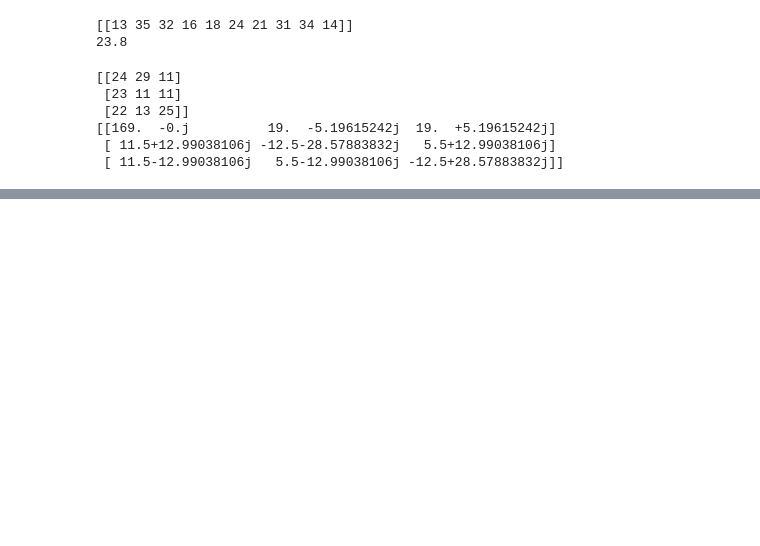
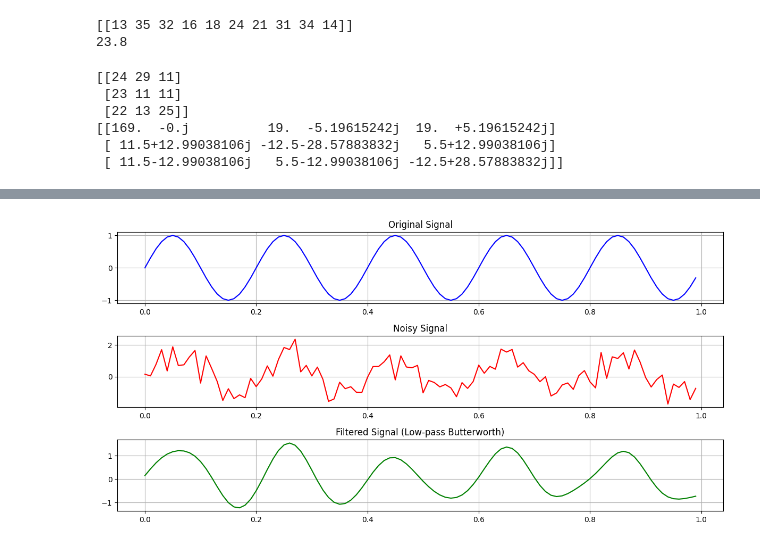
Before and after one commit to Agam8118/Python_basics, a Jupyter notebook: Worksheet5.ipynb, the cells around one changed output, grey strips where cells are left out. Cells and saved outputs as stored; diff of their text form; code cells hidden in the pictures; blank space fills up the shorter version.

```diff
--- a/Worksheet5.ipynb
+++ b/Worksheet5.ipynb
@@ -26,0 +74,54 @@ print(fft2(A))
+# %%
+import numpy as np
+import matplotlib.pyplot as plt
+from scipy.signal import butter, filtfilt
+
+# Generate a time series dataset (noisy sine wave)
+fs = 100  # Sampling frequency
+t = np.linspace(0, 1, fs, endpoint=False)  # 1 second of time
+freq = 5  # Frequency of the sine wave
+original_signal = np.sin(2 * np.pi * freq * t)  # Sine wave
+
+# Add random noise to the sine wave
+noise = np.random.normal(0, 0.5, t.shape)
+noisy_signal = original_signal + noise
+
+# Design a Butterworth low-pass filter
+def butter_lowpass(cutoff, fs, order=5):
+    nyquist = 0.5 * fs
+    normal_cutoff = cutoff / nyquist
+    b, a = butter(order, normal_cutoff, btype='low', analog=False)
+    return b, a
+
+# Apply the filter
+def lowpass_filter(data, cutoff, fs, order=5):
+    b, a = butter_lowpass(cutoff, fs, order=order)
+    y = filtfilt(b, a, data)
+    return y
+
+# Set filter parameters
+cutoff_freq = 10  # Cut-off frequency in Hz
+filtered_signal = lowpass_filter(noisy_signal, cutoff_freq, fs)
+
+# Plotting the results
+plt.figure(figsize=(12, 6))
+
+plt.subplot(3, 1, 1)
+plt.plot(t, original_signal, label='Original Signal', color='blue')
+plt.title('Original Signal')
+plt.grid()
+
+plt.subplot(3, 1, 2)
+plt.plot(t, noisy_signal, label='Noisy Signal', color='red')
+plt.title('Noisy Signal')
+plt.grid()
+
+plt.subplot(3, 1, 3)
+plt.plot(t, filtered_signal, label='Filtered Signal', color='green')
+plt.title('Filtered Signal (Low-pass Butterworth)')
+plt.grid()
+
+plt.tight_layout()
+plt.show()
+# %% [output]
+[figure, added]
```
Also changed, not shown: parts of 3 cells of this notebook.
